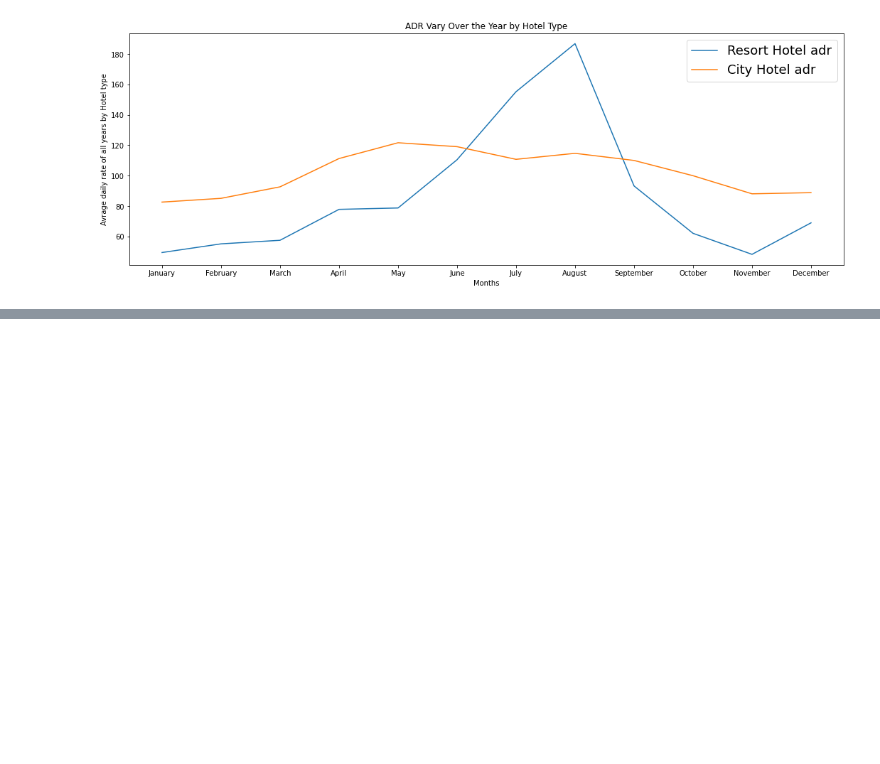
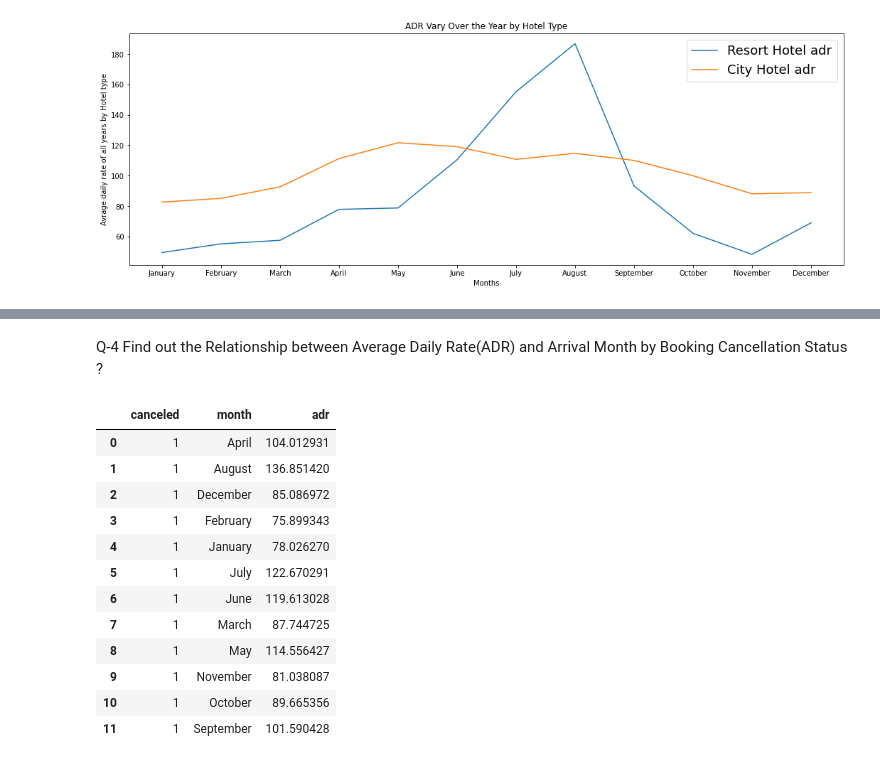
Before and after one commit to hitenmewada/Capstone-1-EDA_on_hotel_booking_dataset, a Jupyter notebook: Copy_of_Hotel_Booking_Analysis_Capstone_Project.ipynb, the cells around one changed output, grey strips where cells are left out. Cells and saved outputs as stored; diff of their text form; code cells hidden in the pictures; blank space fills up the shorter version.

```diff
--- a/Copy_of_Hotel_Booking_Analysis_Capstone_Project.ipynb
+++ b/Copy_of_Hotel_Booking_Analysis_Capstone_Project.ipynb
@@ -344,0 +312,6 @@ plt.show()
+# %% [markdown]
+Q-4 Find out the Relationship between Average Daily Rate(ADR) and Arrival Month by Booking Cancellation Status ?
+# %%
+canceled_adr = hotel_df.groupby(['is_canceled','arrival_date_month'])['adr'].mean()
+# %%
+canceled_adr.drop(0,axis=0,inplace=True)
@@ -344,0 +322,16 @@ plt.show()
+# %%
+canceled_adr
+# %% [output]
+|  | canceled | month | adr |
+| 0 | 1 | April | 104.012931 |
+| 1 | 1 | August | 136.851420 |
+| 2 | 1 | December | 85.086972 |
+| 3 | 1 | February | 75.899343 |
+| 4 | 1 | January | 78.026270 |
+| 5 | 1 | July | 122.670291 |
+| 6 | 1 | June | 119.613028 |
+| 7 | 1 | March | 87.744725 |
+| 8 | 1 | May | 114.556427 |
+| 9 | 1 | November | 81.038087 |
+| 10 | 1 | October | 89.665356 |
+| 11 | 1 | September | 101.590428 |
```
Also changed, not shown: parts of 35 cells of this notebook.
